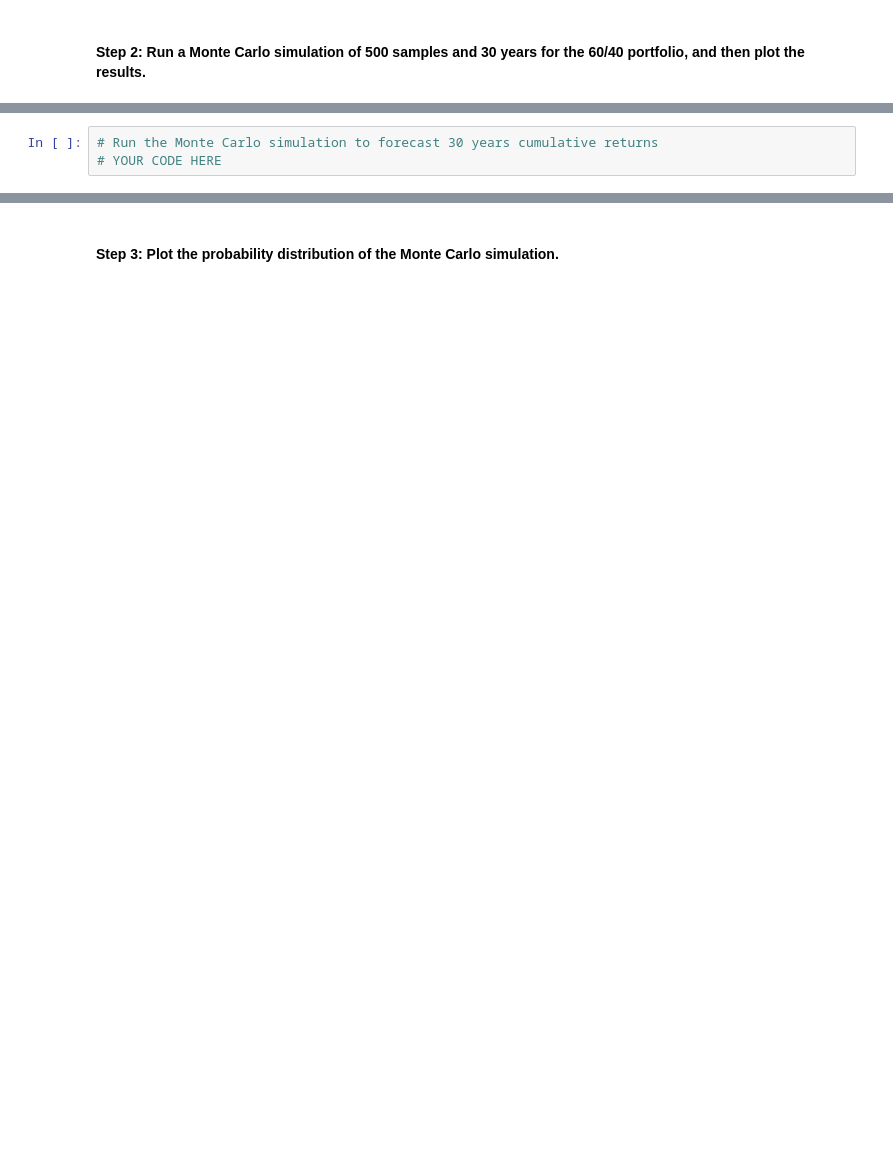
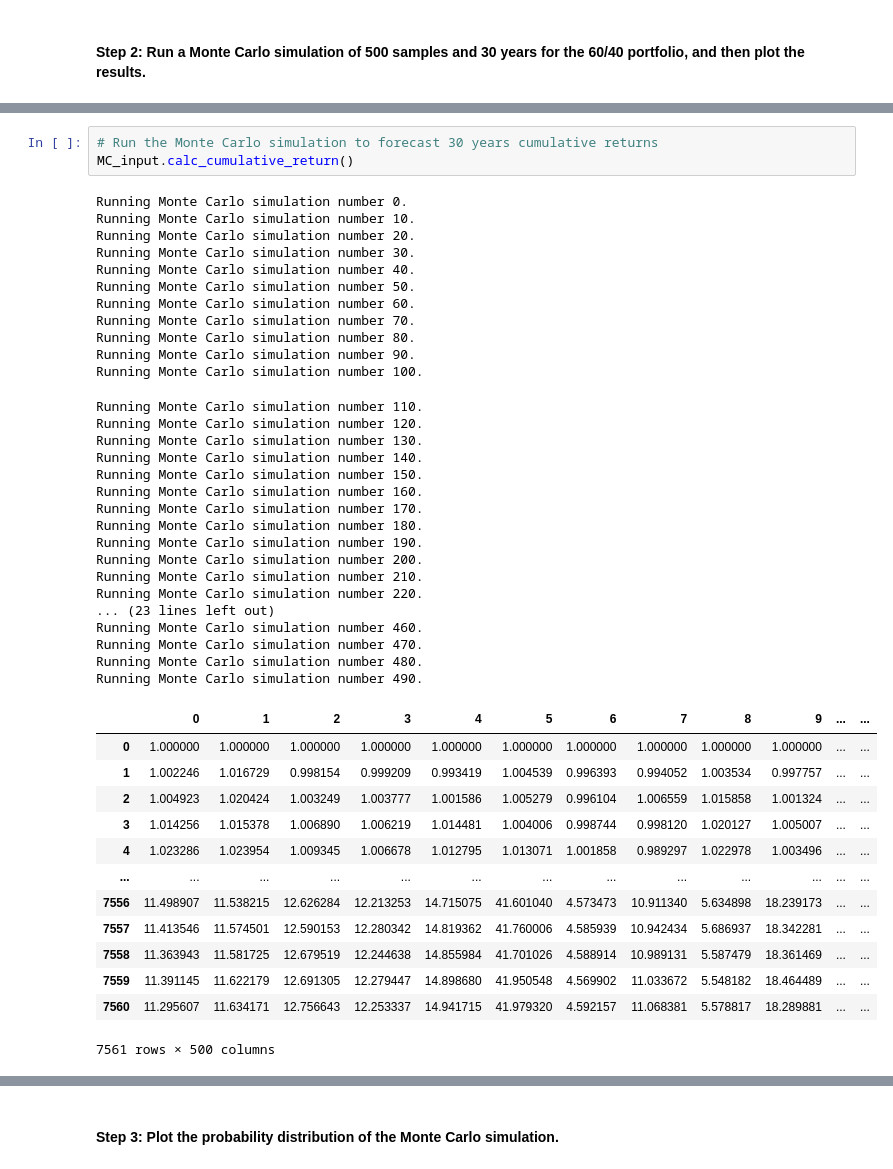
Before and after one commit to plefebvre1/module_5_challenge, a Jupyter notebook: financial_planning_tools.ipynb, the cells around one changed output, grey strips where cells are left out. Saved outputs shown, nothing was run; the diff lists cells and outputs as text; blank space fills up the shorter version.

```diff
--- a/financial_planning_tools.ipynb
+++ b/financial_planning_tools.ipynb
@@ -442,6 +480,48 @@ In this section, you’ll use the MCForecastTools library to create a Monte Carl
 # %%
 # Run the Monte Carlo simulation to forecast 30 years cumulative returns
-# YOUR CODE HERE
+MC_input.calc_cumulative_return()
+# %% [output]
+Running Monte Carlo simulation number 0.
+Running Monte Carlo simulation number 10.
+Running Monte Carlo simulation number 20.
+Running Monte Carlo simulation number 30.
+Running Monte Carlo simulation number 40.
+Running Monte Carlo simulation number 50.
+Running Monte Carlo simulation number 60.
+Running Monte Carlo simulation number 70.
+Running Monte Carlo simulation number 80.
+Running Monte Carlo simulation number 90.
+Running Monte Carlo simulation number 100.
+Running Monte Carlo simulation number 110.
+Running Monte Carlo simulation number 120.
+Running Monte Carlo simulation number 130.
+Running Monte Carlo simulation number 140.
+Running Monte Carlo simulation number 150.
+Running Monte Carlo simulation number 160.
+Running Monte Carlo simulation number 170.
+Running Monte Carlo simulation number 180.
+Running Monte Carlo simulation number 190.
+Running Monte Carlo simulation number 200.
+Running Monte Carlo simulation number 210.
+Running Monte Carlo simulation number 220.
+... (23 lines left out)
+Running Monte Carlo simulation number 460.
+Running Monte Carlo simulation number 470.
+Running Monte Carlo simulation number 480.
+Running Monte Carlo simulation number 490.
+|  | 0 | 1 | 2 | 3 | 4 | 5 | 6 | 7 | 8 | 9 | ... | ... |
+| 0 | 1.000000 | 1.000000 | 1.000000 | 1.000000 | 1.000000 | 1.000000 | 1.000000 | 1.000000 | 1.000000 | 1.000000 | ... | ... |
+| 1 | 1.002246 | 1.016729 | 0.998154 | 0.999209 | 0.993419 | 1.004539 | 0.996393 | 0.994052 | 1.003534 | 0.997757 | ... | ... |
+| 2 | 1.004923 | 1.020424 | 1.003249 | 1.003777 | 1.001586 | 1.005279 | 0.996104 | 1.006559 | 1.015858 | 1.001324 | ... | ... |
+| 3 | 1.014256 | 1.015378 | 1.006890 | 1.006219 | 1.014481 | 1.004006 | 0.998744 | 0.998120 | 1.020127 | 1.005007 | ... | ... |
+| 4 | 1.023286 | 1.023954 | 1.009345 | 1.006678 | 1.012795 | 1.013071 | 1.001858 | 0.989297 | 1.022978 | 1.003496 | ... | ... |
+| ... | ... | ... | ... | ... | ... | ... | ... | ... | ... | ... | ... | ... |
+| 7556 | 11.498907 | 11.538215 | 12.626284 | 12.213253 | 14.715075 | 41.601040 | 4.573473 | 10.911340 | 5.634898 | 18.239173 | ... | ... |
+| 7557 | 11.413546 | 11.574501 | 12.590153 | 12.280342 | 14.819362 | 41.760006 | 4.585939 | 10.942434 | 5.686937 | 18.342281 | ... | ... |
+| 7558 | 11.363943 | 11.581725 | 12.679519 | 12.244638 | 14.855984 | 41.701026 | 4.588914 | 10.989131 | 5.587479 | 18.361469 | ... | ... |
+| 7559 | 11.391145 | 11.622179 | 12.691305 | 12.279447 | 14.898680 | 41.950548 | 4.569902 | 11.033672 | 5.548182 | 18.464489 | ... | ... |
+| 7560 | 11.295607 | 11.634171 | 12.756643 | 12.253337 | 14.941715 | 41.979320 | 4.592157 | 11.068381 | 5.578817 | 18.289881 | ... | ... |
+7561 rows × 500 columns
 # %%
 # Visualize the 30-year Monte Carlo simulation by creating an
 # overlay line plot
```
Also changed, not shown: parts of 18 cells of this notebook.
